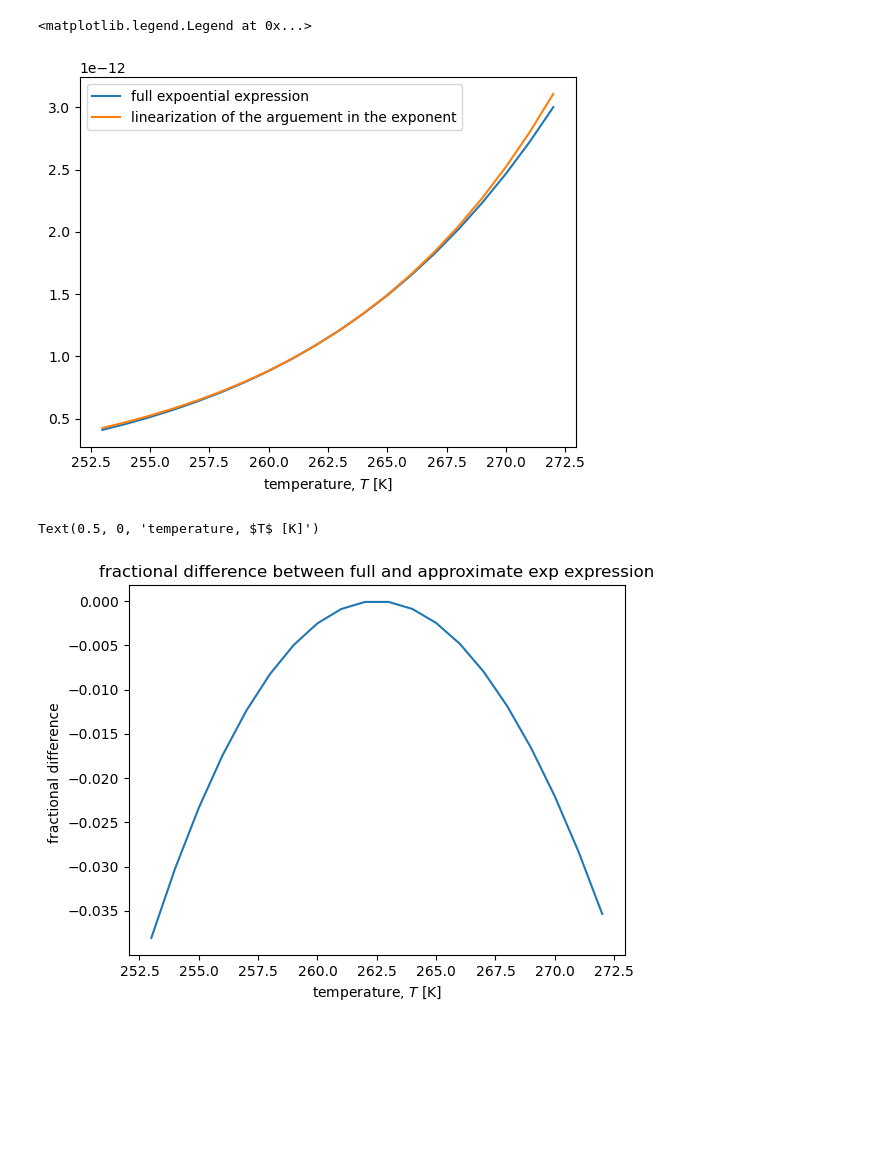
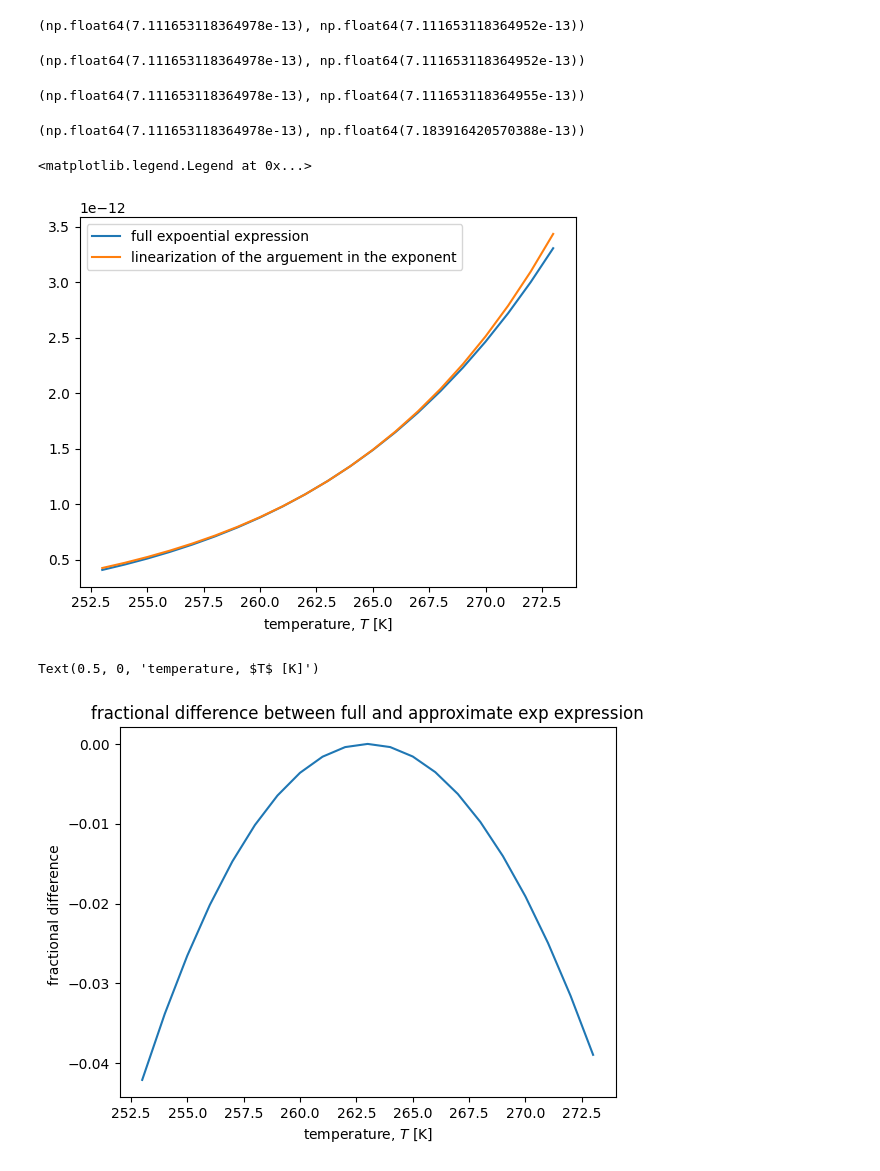
Before and after one commit to ldeo-glaciology/firn_transient, a Jupyter notebook: notebooks/scales.ipynb, the cells around one changed output. Cells and saved outputs as stored; diff of their text form; code cells hidden in the pictures; blank space fills up the shorter version.

```diff
--- a/notebooks/scales.ipynb
+++ b/notebooks/scales.ipynb
@@ -6,4 +6,5 @@ Ec = 60e3
 R = 8.314
 # Tavg = 263
 # %%
-T = np.arange(253, 273, 1)
+T = np.arange(253, 274, 1)
+T
@@ -33,4 +56,6 @@ assert np.allclose(f1, f4)
 lam_c = Ec/R/Tavg
 tau = Tb0/Tavg
 f5 = np.exp(-lam_c*(1/(tau*Tbstar+1)))
-assert np.allclose(f1, f5)
+f1[5], f5[5]
+# %% [output]
+(np.float64(7.111653118364978e-13), np.float64(7.111653118364952e-13))
@@ -39,16 +62,32 @@ f6 = np.exp(-lam_c*(1-tau*Tbstar))
+# %%
+f6 = np.exp(-lam_c*(1/(tau*Tbstar+1)) + lam_c) / np.exp(lam_c)
+# assert np.allclose(f1, f6)
+f1[5], f6[5]
+# %% [output]
+(np.float64(7.111653118364978e-13), np.float64(7.111653118364952e-13))
+# %%
+f7 = np.exp(-lam_c*(1/(tau*Tbstar+1) - 1)) / np.exp(lam_c)
+f1[5], f7[5]
+# %% [output]
+(np.float64(7.111653118364978e-13), np.float64(7.111653118364955e-13))
+# %%
+f8 = np.exp(lam_c*tau*Tbstar)/ np.exp(lam_c)
+f1[5], f8[5]
+# %% [output]
+(np.float64(7.111653118364978e-13), np.float64(7.183916420570388e-13))
 # %%
-plt.plot(T, f5, label = "full expoential expression")
-plt.plot(T, f6, label = 'linearization of the arguement in the exponent')
+plt.plot(T, f7, label = "full expoential expression")
+plt.plot(T, f8, label = 'linearization of the arguement in the exponent')
 plt.xlabel('temperature, $T$ [K]')
 plt.legend()
 # %% [output]
 <matplotlib.legend.Legend at 0x...>
-[figure, old version]
+[figure, new version]
 # %%
-plt.plot(T, (f5-f6)/f5)
+plt.plot(T, (f7-f8)/f7)
 plt.ylabel("fractional difference ")
 plt.title("fractional difference between full and approximate exp expression")
 plt.xlabel('temperature, $T$ [K]')
 # %% [output]
 Text(0.5, 0, 'temperature, $T$ [K]')
-[figure, old version]
+[figure, new version]
```
Also changed, not shown: parts of 10 cells of this notebook, 4 other files.
